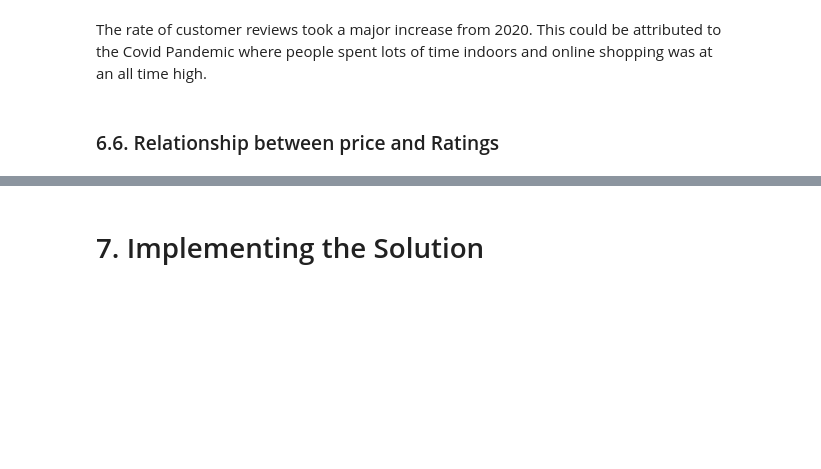
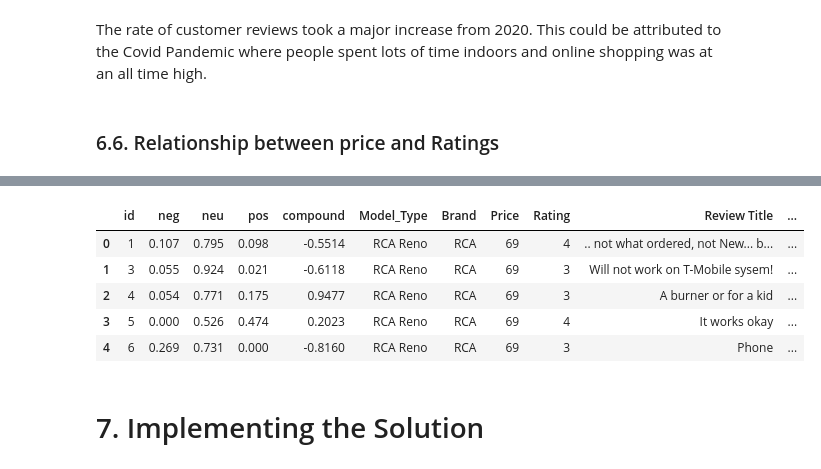
Before and after one commit to Mercy-Njambi/Mobile-Phone-Sentiment-Analysis, a Jupyter notebook: Mobile_Phone_Sentiment_Analysis.ipynb, the cells around one changed output, grey strips where cells are left out. Saved outputs shown, nothing was run; the diff lists cells and outputs as text; code cells hidden in the pictures; blank space fills up the shorter version.

Commit message:
vader modeling

```diff
--- a/Mobile_Phone_Sentiment_Analysis.ipynb
+++ b/Mobile_Phone_Sentiment_Analysis.ipynb
@@ -556,0 +569,6 @@ plt.show();
+# %%
+df["id"] = df.index + 1
+df = df.reindex(columns=['id', 'Model_Type', 'Brand', 'Price', 'Review Date',
+                         'Rating', 'Review Title', 'Review'])
+df.drop("Review Date", axis=1, inplace=True)
+df.head()
@@ -557,3 +582,28 @@ plt.show();
+# %%
+# creating polarity scores on the entire dataset
+from nltk.sentiment import SentimentIntensityAnalyzer
+
+sia = SentimentIntensityAnalyzer()
+from tqdm.notebook import tqdm
+res = {}
+for i, row in tqdm(df.iterrows(), total=len(df)):
+  text = row["Review"]
+  id = row["id"]
+  res[id] = sia.polarity_scores(text)
+# %%
+# populating results into a df
+vader = pd.DataFrame(res).T
+vader = vader.reset_index().rename(columns={"index":"id"})
+vader_df = vader.merge(df, how="left")
+# %%
+vader_df.head()
+# %% [output]
+|  | id | neg | neu | pos | compound | Model_Type | Brand | Price | Rating | Review Title | ... |
+| 0 | 1 | 0.107 | 0.795 | 0.098 | -0.5514 | RCA Reno | RCA | 69 | 4 | .. not what ordered, not New... b... | ... |
+| 1 | 3 | 0.055 | 0.924 | 0.021 | -0.6118 | RCA Reno | RCA | 69 | 3 | Will not work on T-Mobile sysem! | ... |
+| 2 | 4 | 0.054 | 0.771 | 0.175 | 0.9477 | RCA Reno | RCA | 69 | 3 | A burner or for a kid | ... |
+| 3 | 5 | 0.000 | 0.526 | 0.474 | 0.2023 | RCA Reno | RCA | 69 | 4 | It works okay | ... |
+| 4 | 6 | 0.269 | 0.731 | 0.000 | -0.8160 | RCA Reno | RCA | 69 | 3 | Phone | ... |
 # %% [markdown]
 # 7. Implementing the Solution
 # %% [markdown]
```
Also changed, not shown: parts of 11 cells of this notebook.
